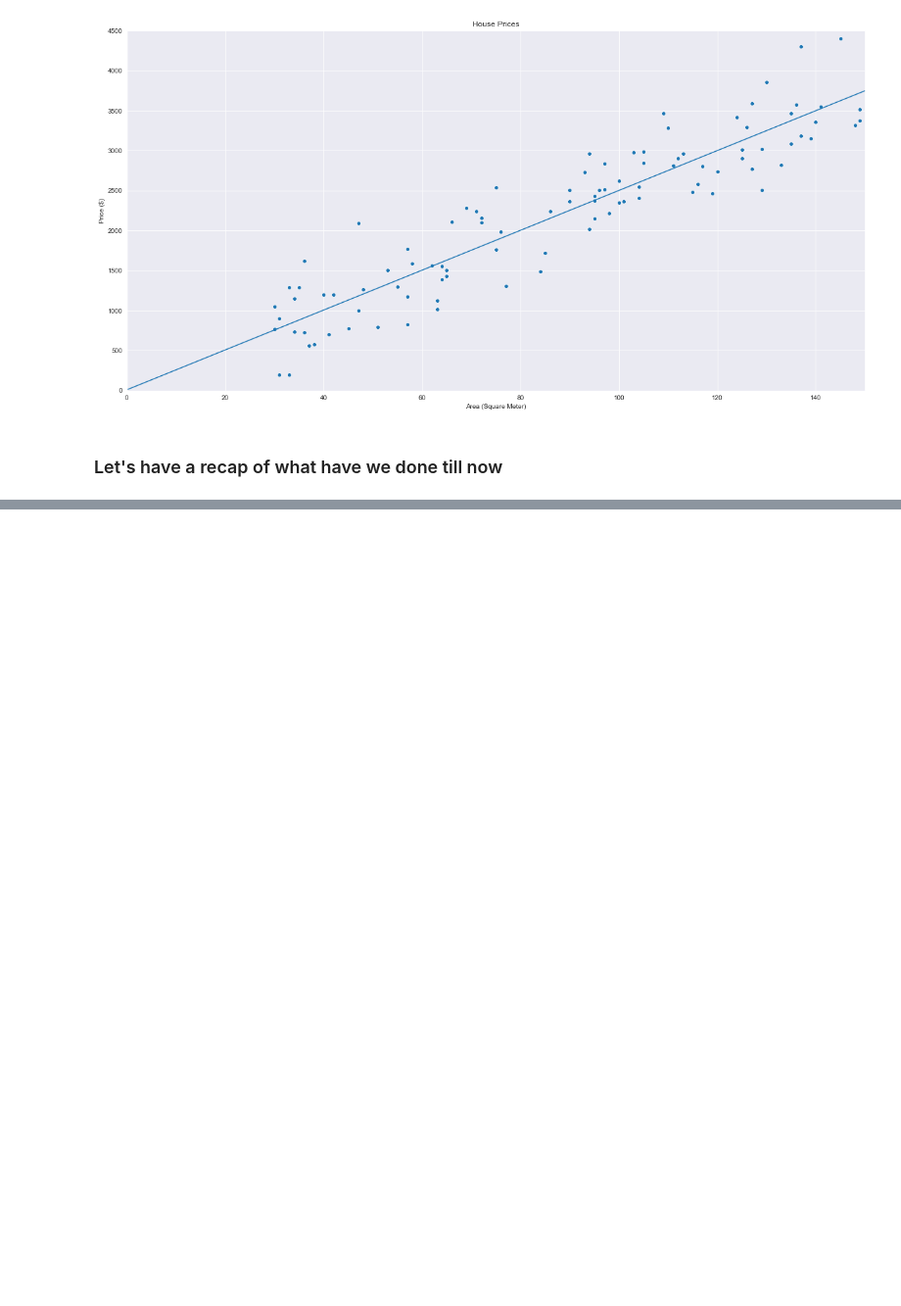
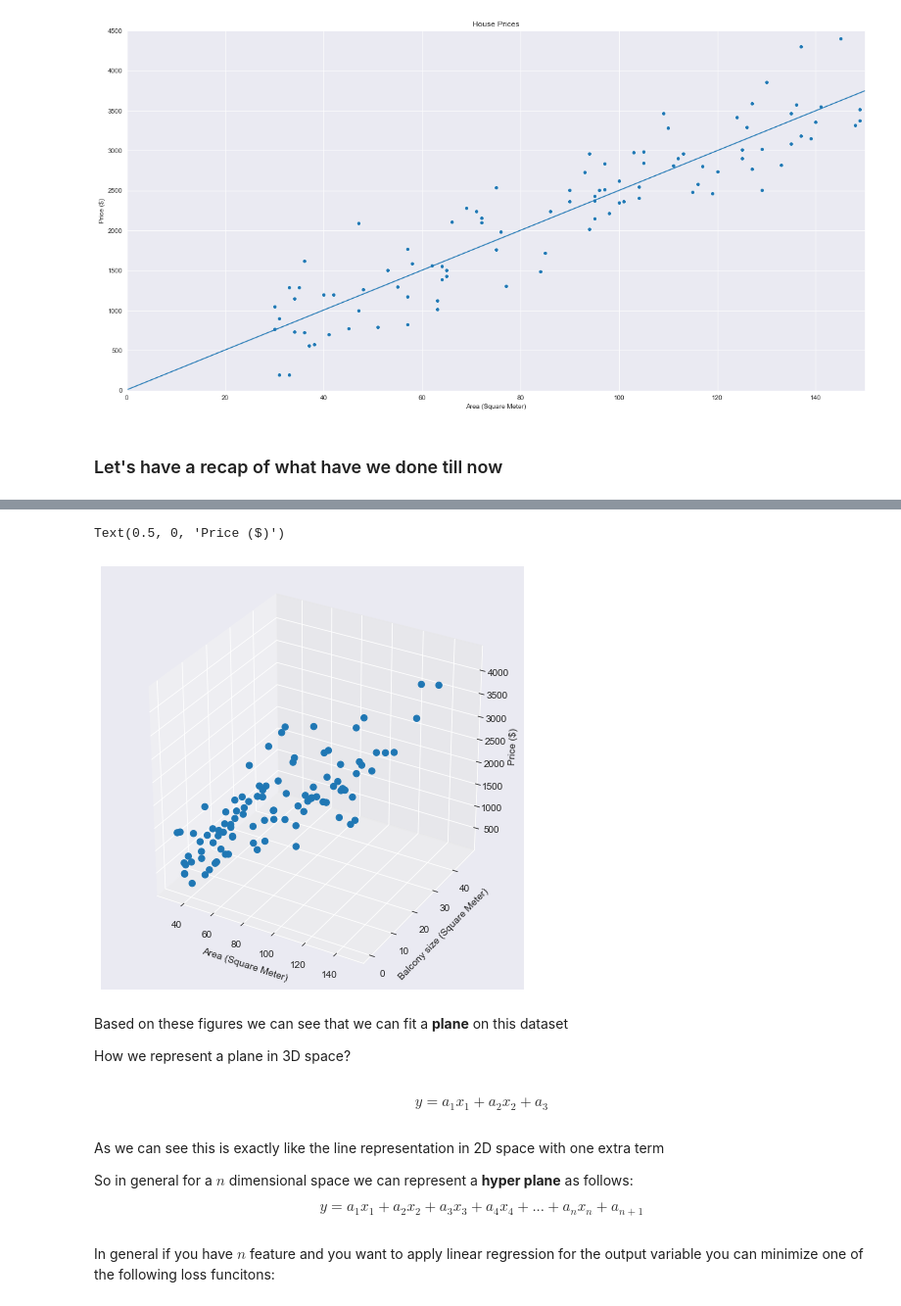
Before and after one commit to SoheilKoohi/ml_course, a Jupyter notebook: 01_linear_regression.ipynb, the cells around one changed output, grey strips where cells are left out. Shown at 98% size. Cells and saved outputs as stored; diff of their text form; code cells hidden in the pictures; blank space fills up the shorter version.

Commit message:
update linear regression|multi feature and polynomial regression finished

```diff
--- a/01_linear_regression.ipynb
+++ b/01_linear_regression.ipynb
@@ -187,0 +232,33 @@ plt.show()
+# %%
+from mpl_toolkits.mplot3d import Axes3D
+from matplotlib.colors import ListedColormap
+fig = plt.figure(figsize=(6,6))
+ax = Axes3D(fig)
+
+# get colormap from seaborn
+cmap = ListedColormap(sns.color_palette("husl", 256).as_hex())
+
+# plot
+sc = ax.scatter(dataset_df["area"].values, dataset_df["balcony"].values, dataset_df["price"].values, s=40, marker='o', cmap=cmap, alpha=1)
+ax.set_xlabel("Area (Square Meter)")
+ax.set_ylabel("Balcony size (Square Meter)")
+ax.set_zlabel("Price ($)")
+# %% [output]
+Text(0.5, 0, 'Price ($)')
+[figure, added]
+# %% [markdown]
+<p>Based on these figures we can see that we can fit a <b>plane</b> on this dataset</p>
+<p>How we represent a plane in 3D space?</p>
+# %% [markdown]
+$$
+y = a_1x_1 + a_2x_2 + a_3
+$$
+# %% [markdown]
+<p>As we can see this is exactly like the line representation in 2D space with one extra term</p>
+<p> So in general for a $n$ dimensional space we can represent a <b>hyper plane</b> as follows:</p>
+
+$$
+y = a_1x_1 + a_2x_2 + a_3x_3 + a_4x_4 + ... + a_nx_n + a_{n+1}
+$$
+# %% [markdown]
+<p>In general if you have $n$ feature and you want to apply linear regression for the output variable you can minimize one of the following loss funcitons:</p>
```
Also changed, not shown: parts of 35 cells of this notebook.
